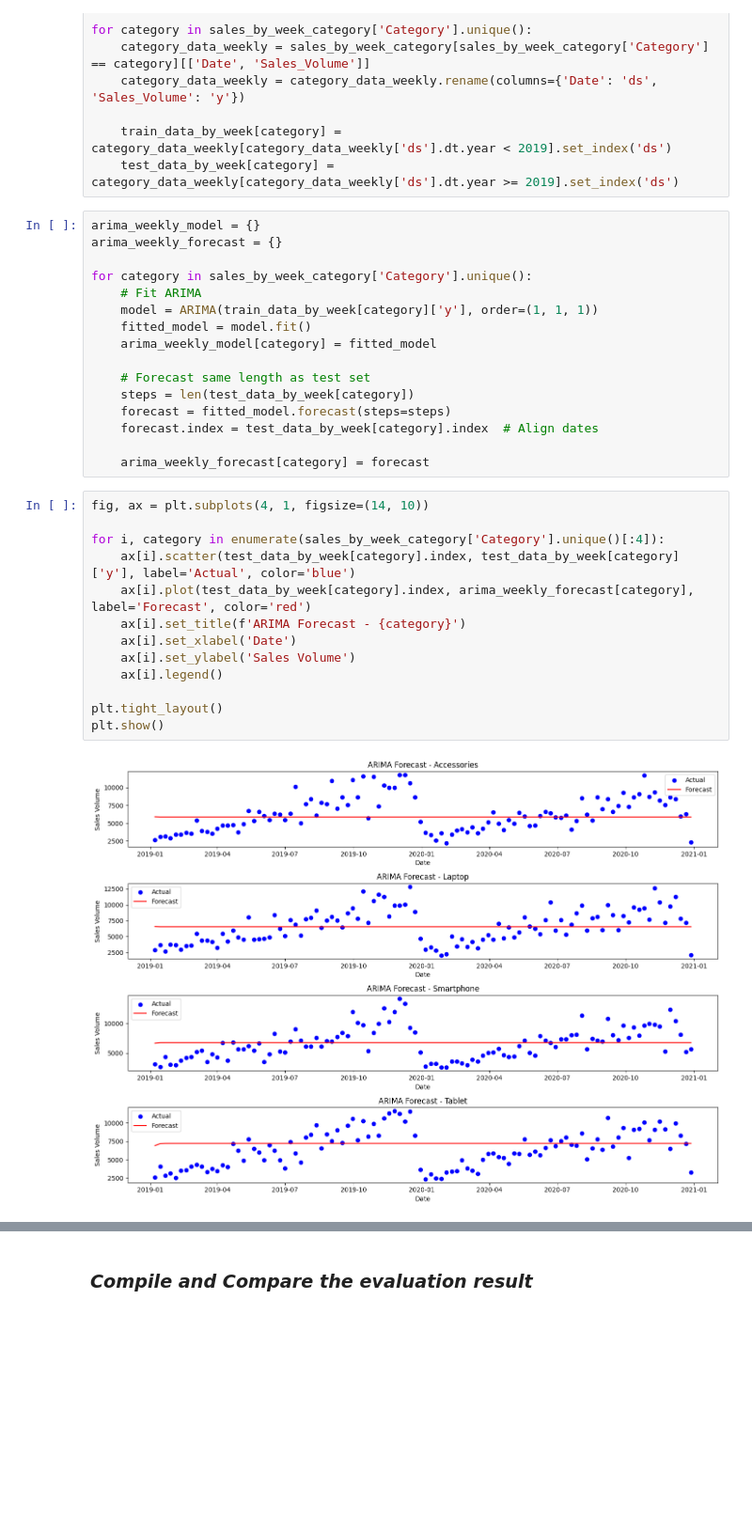
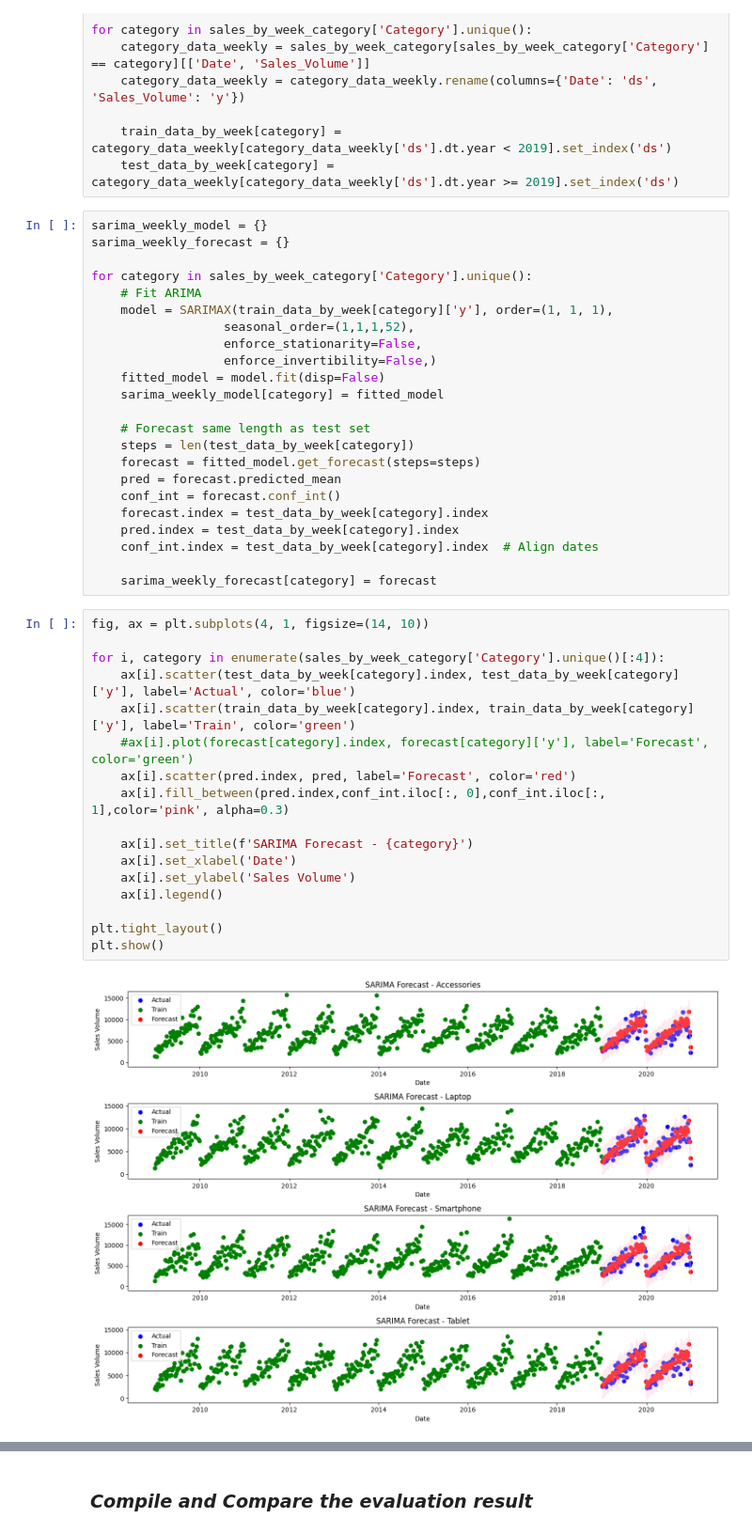
Before and after one commit to abahjohn0411/ElectroTech-Sales-Forecast, a Jupyter notebook: Model training/forecast.ipynb, the cells around one changed output, grey strips where cells are left out. Shown at 94% size. Saved outputs shown, nothing was run; the diff lists cells and outputs as text; blank space fills up the shorter version.

Commit message:
model dev

```diff
--- a/Model training/forecast.ipynb
+++ b/Model training/forecast.ipynb
@@ -304,33 +305,44 @@ for category in sales_by_week_category['Category'].unique():
     train_data_by_week[category] = category_data_weekly[category_data_weekly['ds'].dt.year < 2019].set_index('ds')
     test_data_by_week[category] = category_data_weekly[category_data_weekly['ds'].dt.year >= 2019].set_index('ds')
 # %%
-arima_weekly_model = {}
-arima_weekly_forecast = {}
+sarima_weekly_model = {}
+sarima_weekly_forecast = {}
 
 for category in sales_by_week_category['Category'].unique():
     # Fit ARIMA
-    model = ARIMA(train_data_by_week[category]['y'], order=(1, 1, 1))
-    fitted_model = model.fit()
-    arima_weekly_model[category] = fitted_model
+    model = SARIMAX(train_data_by_week[category]['y'], order=(1, 1, 1),
+                  seasonal_order=(1,1,1,52),
+                  enforce_stationarity=False,
+                  enforce_invertibility=False,)
+    fitted_model = model.fit(disp=False)
+    sarima_weekly_model[category] = fitted_model
 
     # Forecast same length as test set
     steps = len(test_data_by_week[category])
-    forecast = fitted_model.forecast(steps=steps)
-    forecast.index = test_data_by_week[category].index  # Align dates
+    forecast = fitted_model.get_forecast(steps=steps)
+    pred = forecast.predicted_mean
+    conf_int = forecast.conf_int()
+    forecast.index = test_data_by_week[category].index
+    pred.index = test_data_by_week[category].index
+    conf_int.index = test_data_by_week[category].index  # Align dates
 
-    arima_weekly_forecast[category] = forecast
+    sarima_weekly_forecast[category] = forecast
 # %%
 fig, ax = plt.subplots(4, 1, figsize=(14, 10))
 
 for i, category in enumerate(sales_by_week_category['Category'].unique()[:4]):
     ax[i].scatter(test_data_by_week[category].index, test_data_by_week[category]['y'], label='Actual', color='blue')
-    ax[i].plot(test_data_by_week[category].index, arima_weekly_forecast[category], label='Forecast', color='red')
-    ax[i].set_title(f'ARIMA Forecast - {category}')
+    ax[i].scatter(train_data_by_week[category].index, train_data_by_week[category]['y'], label='Train', color='green')
+    #ax[i].plot(forecast[category].index, forecast[category]['y'], label='Forecast', color='green')
+    ax[i].scatter(pred.index, pred, label='Forecast', color='red')
+    ax[i].fill_between(pred.index,conf_int.iloc[:, 0],conf_int.iloc[:, 1],color='pink', alpha=0.3)
+
+    ax[i].set_title(f'SARIMA Forecast - {category}')
     ax[i].set_xlabel('Date')
     ax[i].set_ylabel('Sales Volume')
     ax[i].legend()
 
 plt.tight_layout()
 plt.show()
 # %% [output]
-[figure, old version]
+[figure, new version]
```
Also changed, not shown: parts of 8 cells of this notebook.
